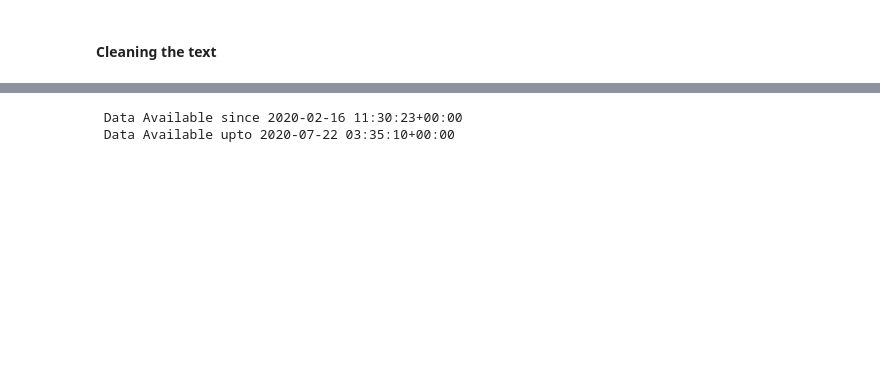
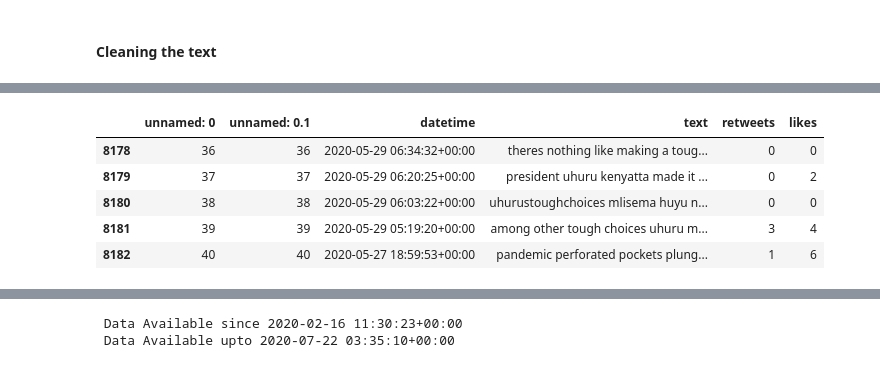
Before and after one commit to Grivine-19/Coronavirus-Sentiment-Analysis-Kenya, a Jupyter notebook: snscrape.ipynb, the cells around one changed output, grey strips where cells are left out. Cells and saved outputs as stored; diff of their text form; code cells hidden in the pictures; blank space fills up the shorter version.

```diff
--- a/snscrape.ipynb
+++ b/snscrape.ipynb
@@ -230,0 +299,11 @@ New dataframe size : 4014
+# %%
+#Preview the dataset to see changes
+
+nairobi_df2.tail()
+# %% [output]
+|  | unnamed: 0 | unnamed: 0.1 | datetime | text | retweets | likes |
+| 8178 | 36 | 36 | 2020-05-29 06:34:32+00:00 | theres nothing like making a toug... | 0 | 0 |
+| 8179 | 37 | 37 | 2020-05-29 06:20:25+00:00 | president uhuru kenyatta made it ... | 0 | 2 |
+| 8180 | 38 | 38 | 2020-05-29 06:03:22+00:00 | uhurustoughchoices mlisema huyu n... | 0 | 0 |
+| 8181 | 39 | 39 | 2020-05-29 05:19:20+00:00 | among other tough choices uhuru m... | 3 | 4 |
+| 8182 | 40 | 40 | 2020-05-27 18:59:53+00:00 | pandemic perforated pockets plung... | 1 | 6 |
```
Also changed, not shown: parts of 20 cells of this notebook.
